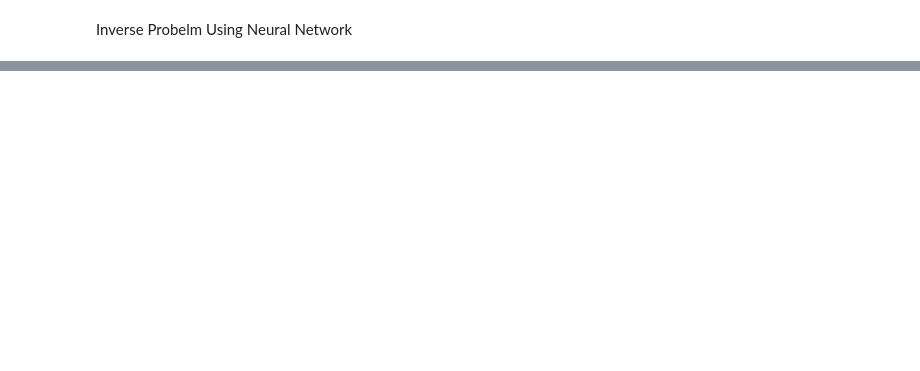
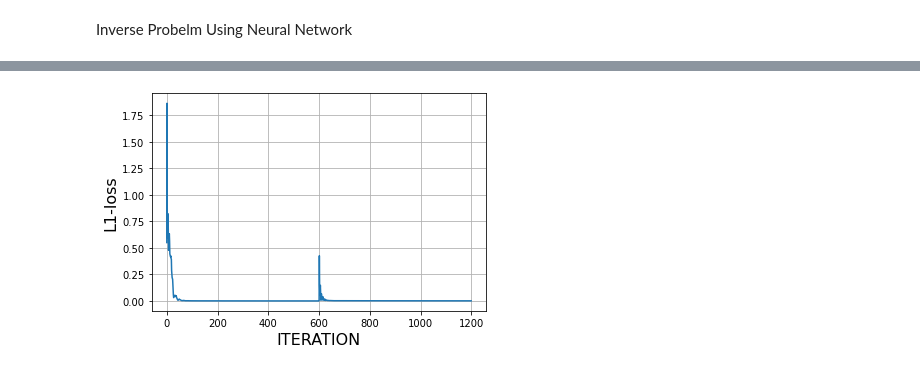
Before and after one commit to MrzLen/MSc_Thesis, a Jupyter notebook: neuralnetwork.ipynb, the cells around one changed output, grey strips where cells are left out. Cells and saved outputs as stored; diff of their text form; code cells hidden in the pictures; blank space fills up the shorter version.

```diff
--- a/neuralnetwork.ipynb
+++ b/neuralnetwork.ipynb
@@ -102,0 +133,9 @@ Inverse Probelm Using Neural Network
+# %%
+solver.model.unfreeze_trainable(variables=['new_var'])
+solver.fit(niters=600, batch_size=500, lr=0.02,
+           loss_terms=['equation', 'constraint_0'])
+# %%
+plot_loss(solver.losses)
+plt.savefig('inverse_loss2.eps', format='eps')
+# %% [output]
+[figure, added]
```
Also changed, not shown: parts of 11 cells of this notebook, 10 other files.
